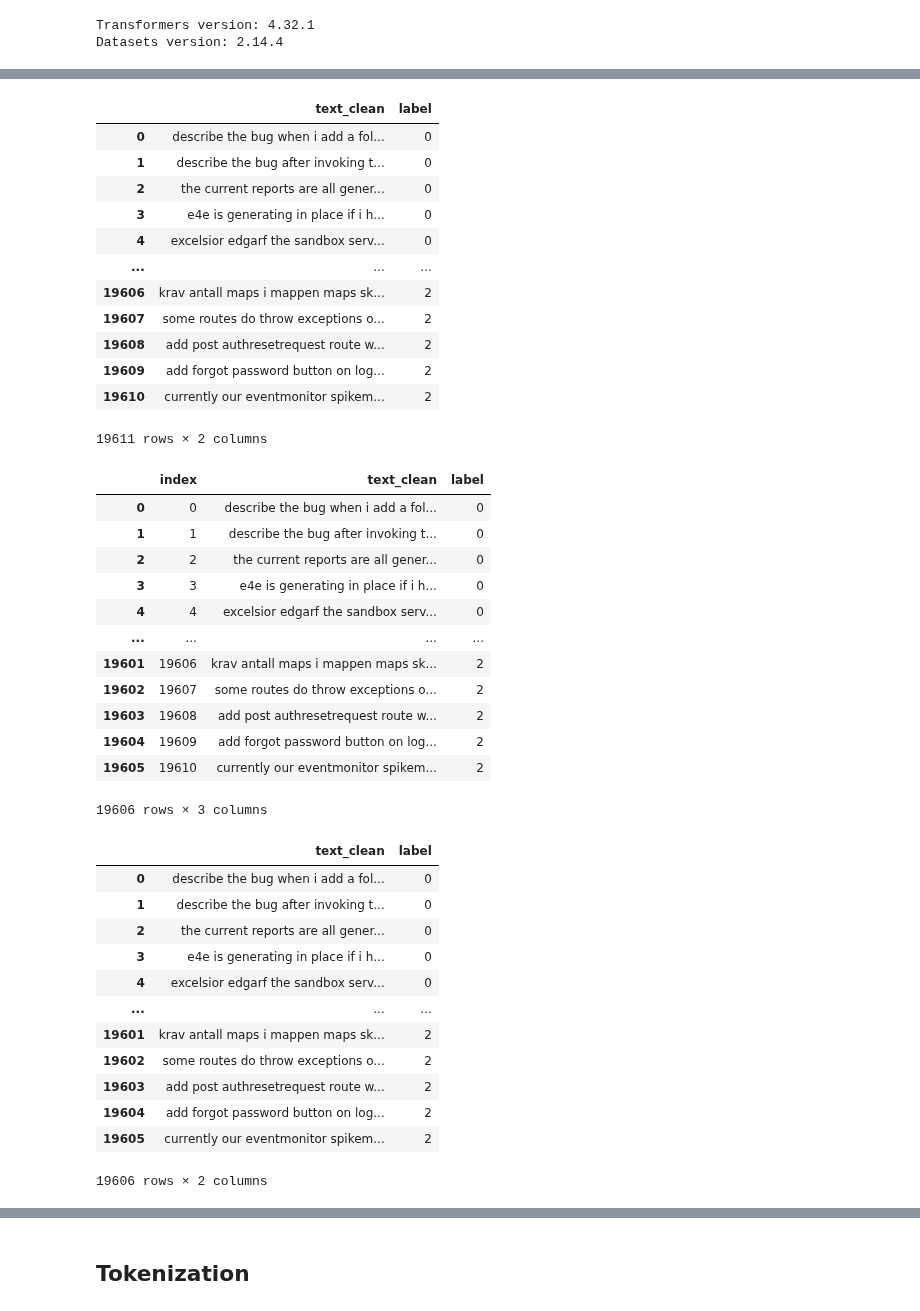
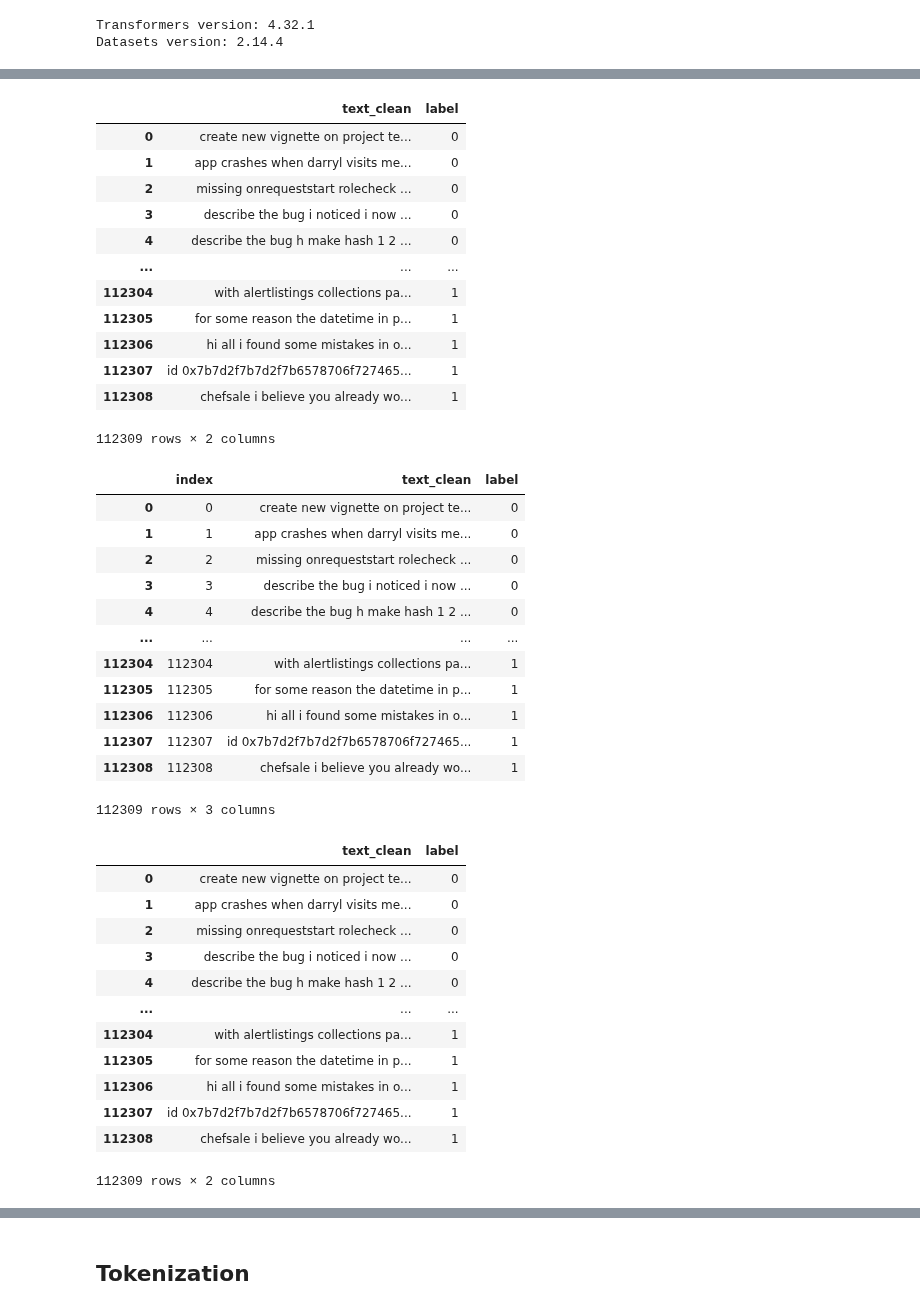
Before and after one commit to Kristmh/thesis_code, a Jupyter notebook: priority/high_or_not_high/04_bert_priority.ipynb, the cells around one changed output, grey strips where cells are left out. Cells and saved outputs as stored; diff of their text form; code cells hidden in the pictures.

Commit message:
feat: train on high priority and not high priority

```diff
--- a/priority/high_or_not_high/04_bert_priority.ipynb
+++ b/priority/high_or_not_high/04_bert_priority.ipynb
@@ -103,20 +103,20 @@ GPU Usage after emptying the cache
 # %%
-data = pd.read_csv("csv/priority_high_or_not_clean" , index_col = 0)
+data = pd.read_csv("csv/priority_high_or_not_high_clean.csv" , index_col = 0)
 data
 # %% [output]
 |  | text_clean | label |
-| 0 | describe the bug when i add a fol... | 0 |
-| 1 | describe the bug after invoking t... | 0 |
-| 2 | the current reports are all gener... | 0 |
-| 3 | e4e is generating in place if i h... | 0 |
-| 4 | excelsior edgarf the sandbox serv... | 0 |
+| 0 | create new vignette on project te... | 0 |
+| 1 | app crashes when darryl visits me... | 0 |
+| 2 | missing onrequeststart rolecheck ... | 0 |
+| 3 | describe the bug i noticed i now ... | 0 |
+| 4 | describe the bug h make hash 1 2 ... | 0 |
 | ... | ... | ... |
-| 19606 | krav antall maps i mappen maps sk... | 2 |
-| 19607 | some routes do throw exceptions o... | 2 |
-| 19608 | add post authresetrequest route w... | 2 |
-| 19609 | add forgot password button on log... | 2 |
-| 19610 | currently our eventmonitor spikem... | 2 |
+| 112304 | with alertlistings collections pa... | 1 |
+| 112305 | for some reason the datetime in p... | 1 |
+| 112306 | hi all i found some mistakes in o... | 1 |
+| 112307 | id 0x7b7d2f7b7d2f7b6578706f727465... | 1 |
+| 112308 | chefsale i believe you already wo... | 1 |
-19611 rows × 2 columns
+112309 rows × 2 columns
 # %%
 # Smaller and farter than bert.
 base_model_id = "distilbert-base-uncased"
@@ -166,18 +166,18 @@ data.reset_index(inplace=True)
 data
 # %% [output]
 |  | index | text_clean | label |
-| 0 | 0 | describe the bug when i add a fol... | 0 |
-| 1 | 1 | describe the bug after invoking t... | 0 |
-| 2 | 2 | the current reports are all gener... | 0 |
-| 3 | 3 | e4e is generating in place if i h... | 0 |
-| 4 | 4 | excelsior edgarf the sandbox serv... | 0 |
+| 0 | 0 | create new vignette on project te... | 0 |
+| 1 | 1 | app crashes when darryl visits me... | 0 |
+| 2 | 2 | missing onrequeststart rolecheck ... | 0 |
+| 3 | 3 | describe the bug i noticed i now ... | 0 |
+| 4 | 4 | describe the bug h make hash 1 2 ... | 0 |
 | ... | ... | ... | ... |
-| 19601 | 19606 | krav antall maps i mappen maps sk... | 2 |
-| 19602 | 19607 | some routes do throw exceptions o... | 2 |
-| 19603 | 19608 | add post authresetrequest route w... | 2 |
-| 19604 | 19609 | add forgot password button on log... | 2 |
-| 19605 | 19610 | currently our eventmonitor spikem... | 2 |
+| 112304 | 112304 | with alertlistings collections pa... | 1 |
+| 112305 | 112305 | for some reason the datetime in p... | 1 |
+| 112306 | 112306 | hi all i found some mistakes in o... | 1 |
+| 112307 | 112307 | id 0x7b7d2f7b7d2f7b6578706f727465... | 1 |
+| 112308 | 112308 | chefsale i believe you already wo... | 1 |
-19606 rows × 3 columns
+112309 rows × 3 columns
 # %%
 #Drops the index col, better for managint the data.
 data.drop(columns= ["index"], inplace = True)
@@ -185,18 +185,18 @@ data.drop(columns= ["index"], inplace = True)
 data
 # %% [output]
 |  | text_clean | label |
-| 0 | describe the bug when i add a fol... | 0 |
-| 1 | describe the bug after invoking t... | 0 |
-| 2 | the current reports are all gener... | 0 |
-| 3 | e4e is generating in place if i h... | 0 |
-| 4 | excelsior edgarf the sandbox serv... | 0 |
+| 0 | create new vignette on project te... | 0 |
+| 1 | app crashes when darryl visits me... | 0 |
+| 2 | missing onrequeststart rolecheck ... | 0 |
+| 3 | describe the bug i noticed i now ... | 0 |
+| 4 | describe the bug h make hash 1 2 ... | 0 |
 | ... | ... | ... |
-| 19601 | krav antall maps i mappen maps sk... | 2 |
-| 19602 | some routes do throw exceptions o... | 2 |
-| 19603 | add post authresetrequest route w... | 2 |
-| 19604 | add forgot password button on log... | 2 |
-| 19605 | currently our eventmonitor spikem... | 2 |
+| 112304 | with alertlistings collections pa... | 1 |
+| 112305 | for some reason the datetime in p... | 1 |
+| 112306 | hi all i found some mistakes in o... | 1 |
+| 112307 | id 0x7b7d2f7b7d2f7b6578706f727465... | 1 |
+| 112308 | chefsale i believe you already wo... | 1 |
-19606 rows × 2 columns
+112309 rows × 2 columns
 # %%
 # 60% trainig, 20% validate, 20% test. Seed None.
 # Test 80-10-10 and 70-15-15
```
Also changed, not shown: parts of 17 cells of this notebook, 5 other files.
